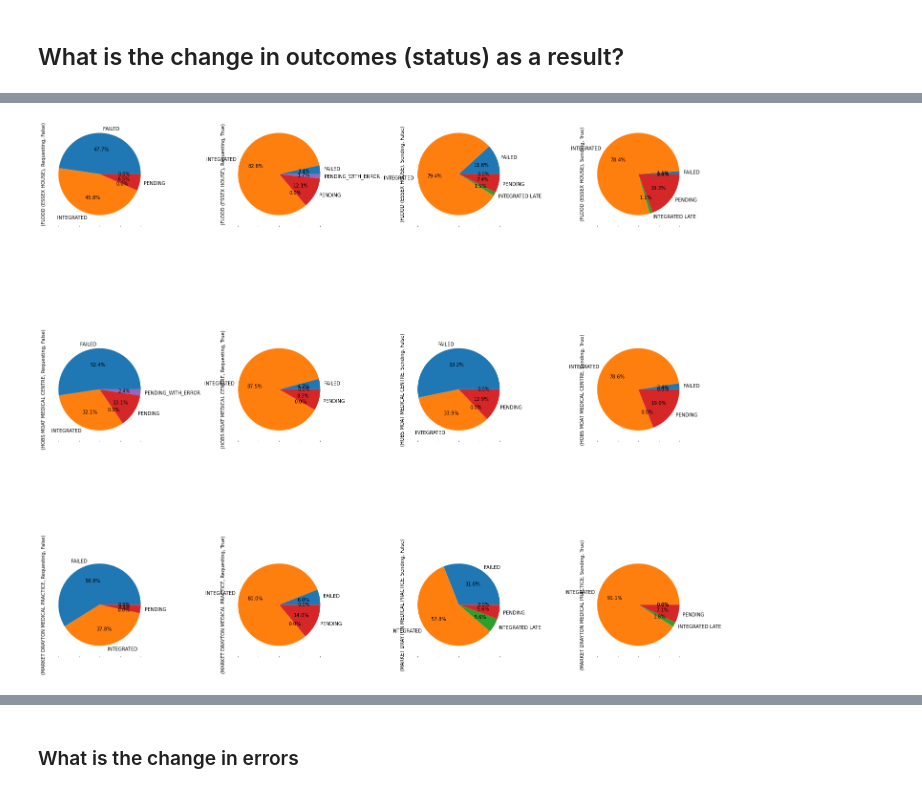
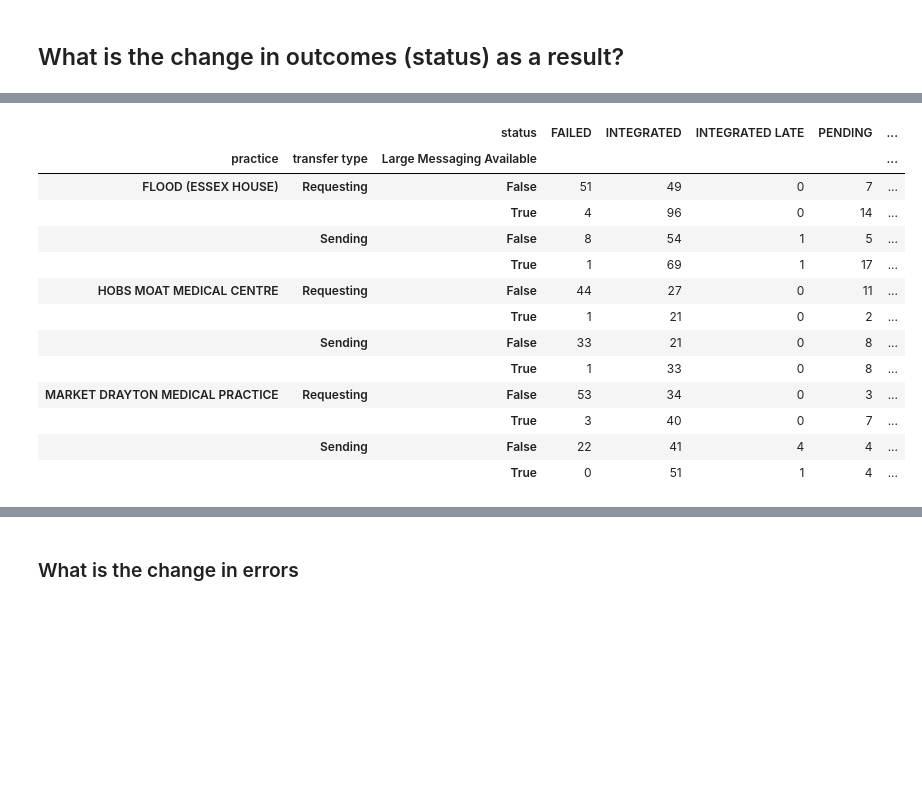
Before and after one commit to nhsconnect/prm-gp2gp-data-sandbox, a Jupyter notebook: notebooks/28-PRMT-1475--impact-LM-vision-practices.ipynb, the cells around one changed output, grey strips where cells are left out. Saved outputs shown, nothing was run; the diff lists cells and outputs as text; code cells hidden in the pictures; blank space fills up the shorter version.

```diff
--- a/notebooks/28-PRMT-1475--impact-LM-vision-practices.ipynb
+++ b/notebooks/28-PRMT-1475--impact-LM-vision-practices.ipynb
@@ -134,8 +138,11 @@ relevant_transfers['Contains LM related error']=relevant_transfers['all_errors']
 # %% [markdown]
 ## What is the change in outcomes (status) as a result?
 # %%
-def outcomes_pc_table(transfers_df,pivot_index):
-    outcomes_table=pd.pivot_table(transfers_df,index=pivot_index,columns='status',values='conversation_id',aggfunc='count').fillna(0)
-    return (100*outcomes_table.div(outcomes_table.sum(axis=1),axis=0)).round(2)
+def outcomes_pc_table(transfers_df,pivot_index,percentage=True):
+    outcomes_table=pd.pivot_table(transfers_df,index=pivot_index,columns='status',values='conversation_id',aggfunc='count').fillna(0).astype(int)
+    if percentage:
+        outcomes_table=(100*outcomes_table.div(outcomes_table.sum(axis=1),axis=0)).round(2)
+        outcomes_table.columns=outcomes_table.columns + ' %'
+    return outcomes_table
 # %%
 high_level_table=outcomes_pc_table(relevant_transfers,['Large Messaging Available'])
@@ -152,6 +169,20 @@ plt.tight_layout()
 # %%
-granular_table=outcomes_pc_table(relevant_transfers,["practice",'transfer type','Large Messaging Available'])
-granular_table.T.plot.pie(subplots=True,layout=(3, 4),figsize=(20,20),legend=False,autopct='%1.1f%%')
-plt.tight_layout()
+granular_table=outcomes_pc_table(relevant_transfers,["practice",'transfer type','Large Messaging Available'],percentage=False)
+#granular_table.T.plot.pie(subplots=True,layout=(3, 4),figsize=(20,20),legend=False,autopct='%1.1f%%')
+#plt.tight_layout()
+granular_table
 # %% [output]
-[figure, removed]
+|  |  | status | FAILED | INTEGRATED | INTEGRATED LATE | PENDING | ... |
+| practice | transfer type | Large Messaging Available |  |  |  |  | ... |
+| FLOOD (ESSEX HOUSE) | Requesting | False | 51 | 49 | 0 | 7 | ... |
+|  |  | True | 4 | 96 | 0 | 14 | ... |
+|  | Sending | False | 8 | 54 | 1 | 5 | ... |
+|  |  | True | 1 | 69 | 1 | 17 | ... |
+| HOBS MOAT MEDICAL CENTRE | Requesting | False | 44 | 27 | 0 | 11 | ... |
+|  |  | True | 1 | 21 | 0 | 2 | ... |
+|  | Sending | False | 33 | 21 | 0 | 8 | ... |
+|  |  | True | 1 | 33 | 0 | 8 | ... |
+| MARKET DRAYTON MEDICAL PRACTICE | Requesting | False | 53 | 34 | 0 | 3 | ... |
+|  |  | True | 3 | 40 | 0 | 7 | ... |
+|  | Sending | False | 22 | 41 | 4 | 4 | ... |
+|  |  | True | 0 | 51 | 1 | 4 | ... |
```
Also changed, not shown: parts of 17 cells of this notebook.
